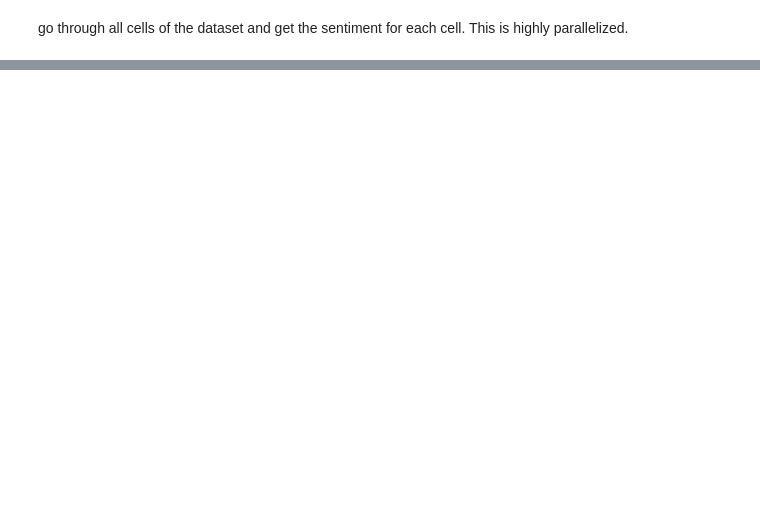
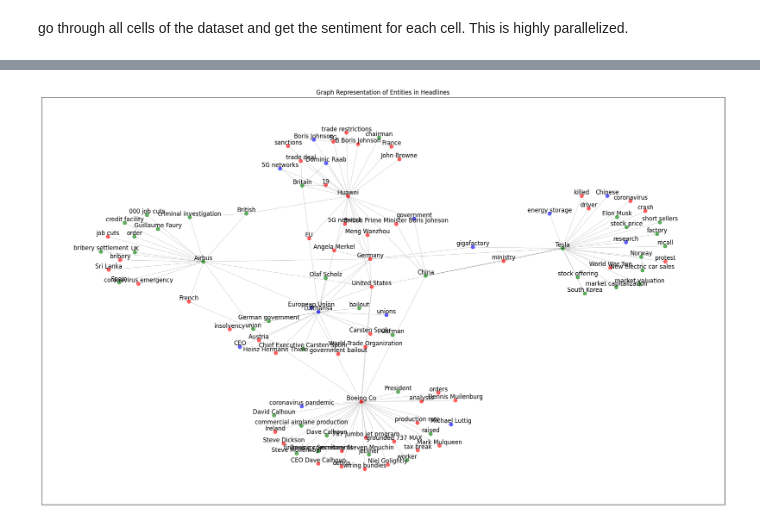
Before and after one commit to Max-Jesch/watsonx_for_financial_news, a Jupyter notebook: financial_news_analysis.ipynb, the cells around one changed output, grey strips where cells are left out. Cells and saved outputs as stored; diff of their text form; code cells hidden in the pictures; blank space fills up the shorter version.

Commit message:
most stuff is working fine --> cleanup coming

```diff
--- a/financial_news_analysis.ipynb
+++ b/financial_news_analysis.ipynb
@@ -580,0 +631,70 @@ filtered_df.describe()
+# %%
+
+import pandas as pd
+import networkx as nx
+import matplotlib.pyplot as plt
+
+# Assuming df is already loaded and top_3_companies is defined
+top_5_companies = [company[0] for company in company_count.most_common(5)]
+companies_to_filter = top_5_companies
+
+# Filter rows where the 'company' field is in the top 3 companies
+df_filtered = df[df['company'].isin(companies_to_filter)]
+
+
+entity_sentiment = {}
+
+# Populate the dictionary with sentiment values
+for index, row in df.iterrows():
+    entities = [row['company'], row['country'], row['person'], row['event'], row['organization']]
+    sentiment = row['sentiment']
+    for entity in entities:
+        if pd.notna(entity):
+            # Assign sentiment to the entity
+            entity_sentiment[entity] = sentiment
+
+# Modify the node color assignment in the graph drawing
+node_colors = [entity_sentiment.get(node, "blue") for node in G.nodes()]  # Default to blue if sentiment is unknown
+
+
+
+# Initialize a graph
+G = nx.Graph()
+
+# Add nodes and edges to the graph
+for index, row in df_filtered.iterrows():
+    entities = [row['company'], row['country'], row['person'], row['event'], row['organization']]
+    entities = [entity for entity in entities if pd.notna(entity)]  # Remove NaN values
+
+    for i in range(len(entities)):
+        G.add_node(entities[i])  # Add entity as node
+        for j in range(i + 1, len(entities)):
+            # Add an edge if another entity is in the same row
+            G.add_edge(entities[i], entities[j])
+
+# Set the layout for our nodes.
+pos = nx.spring_layout(G, k=0.1, iterations=20)
+label_pos = {node: (x, y + 0.02) for node, (x, y) in pos.items()}
+
+
+# Map sentiment to color
+sentiment_color_map = {
+    'positive': 'green',
+    'negative': 'red',
+    'neutral': 'blue'  # Default color for neutral or other sentiments
+}
+
+# Update the node_colors list to use the mapped colors
+node_colors = [sentiment_color_map.get(entity_sentiment.get(node, 'neutral'), 'blue') for node in G.nodes()]
+
+
+
+# Plot the graph with adjusted node and font sizes and with labels offset to avoid overlap with nodes.
+plt.figure(figsize=(25, 15))
+nx.draw_networkx_edges(G, pos, alpha=0.3, width=0.5)
+nx.draw_networkx_nodes(G, pos, node_size=50, node_color=node_colors, alpha=0.6)
+nx.draw_networkx_labels(G, label_pos, font_size=12, font_color='black')
+plt.title("Graph Representation of Entities in Headlines")
+plt.show()
+# %% [output]
+[figure, added]
```
Also changed, not shown: parts of 66 cells of this notebook.
